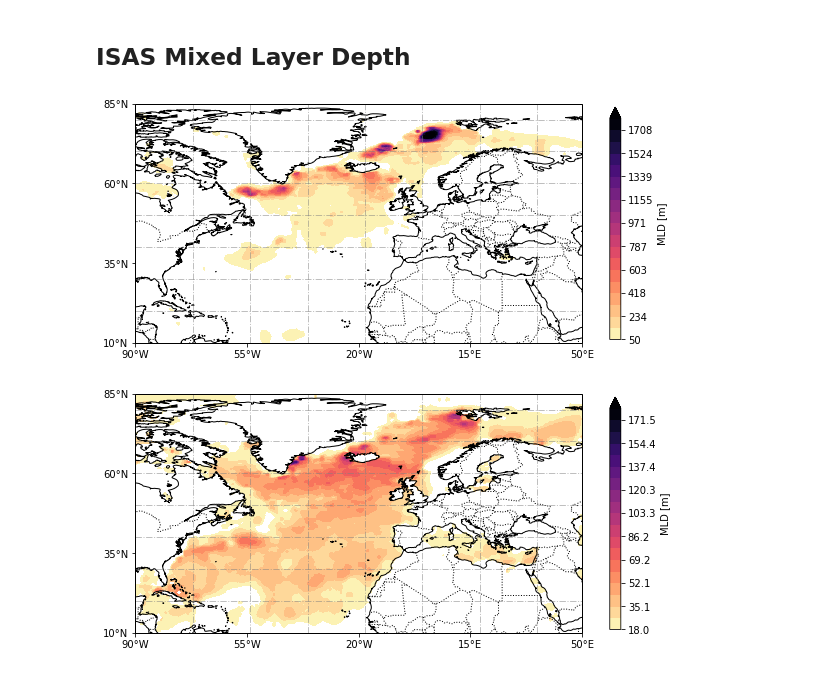
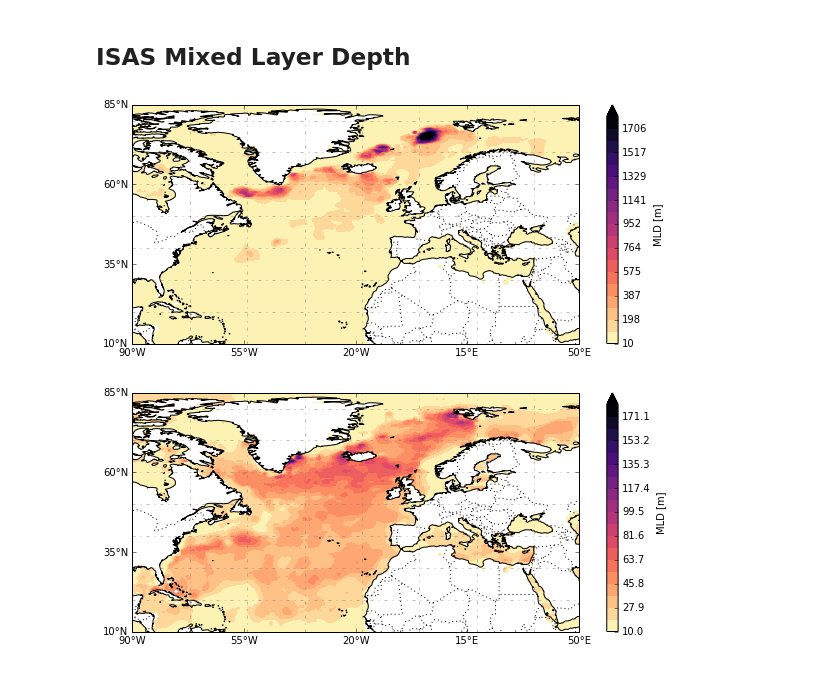
Before and after one commit to LilianG0/MLD-Project, a Jupyter notebook: Notebooks/Finals/Full-North-Atlantic.ipynb, the cells around one changed output. Saved outputs shown, nothing was run; the diff lists cells and outputs as text; code cells hidden in the pictures.

```diff
--- a/Notebooks/Finals/Full-North-Atlantic.ipynb
+++ b/Notebooks/Finals/Full-North-Atlantic.ipynb
@@ -378,12 +401,12 @@ Plot_2D(clim_armor.mlotst[9], 'noa', *clevs_s, cont_line=False, nlines=None)
 # %% [markdown]
 ## ISAS Mixed Layer Depth
 # %%
-clevs_m = (50, 1800, 20)
+clevs_m = (10, 1800, 20)
 Plot_2D(clim_isas.MLDP[3,0], 'noa', *clevs_m, cont_line=False, nlines=None)
 # %% [output]
-[figure, old version]
+[figure, new version]
 # %%
-clevs_s = (18, 180, 20)
+clevs_s = (10, 180, 20)
 Plot_2D(clim_isas.MLDP[9,0], 'noa', *clevs_s, cont_line=False, nlines=None)
 # %% [output]
-[figure, old version]
+[figure, new version]
```
Also changed, not shown: parts of 11 cells of this notebook, 6 other files.
